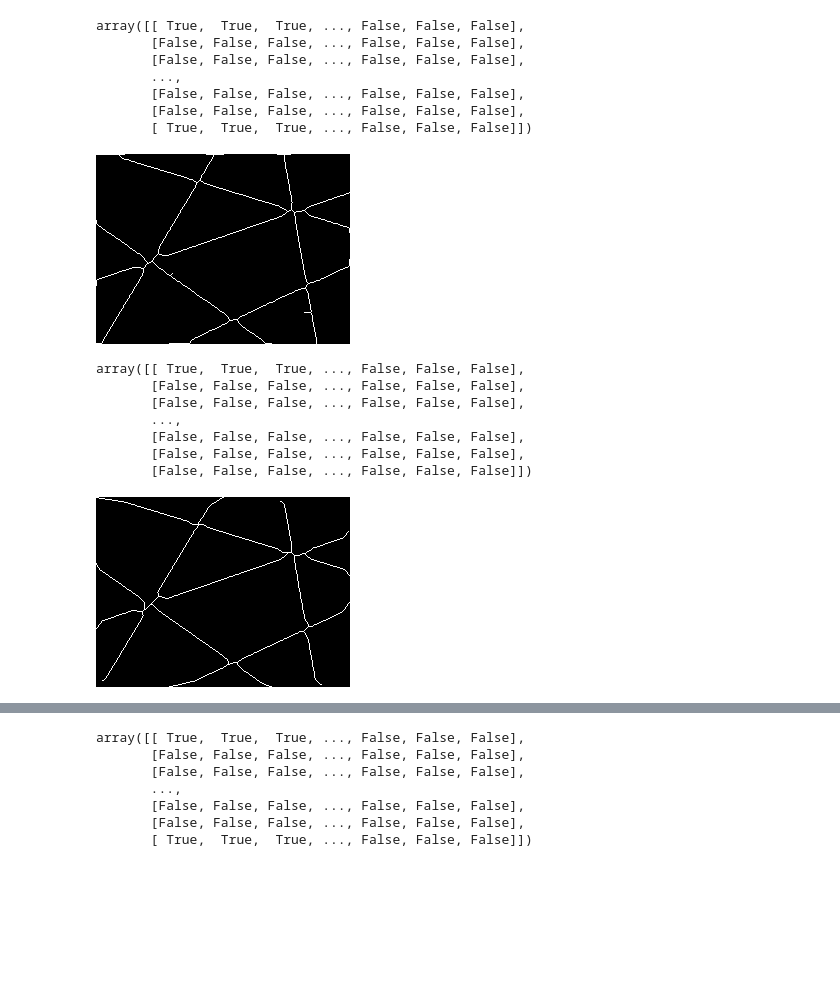
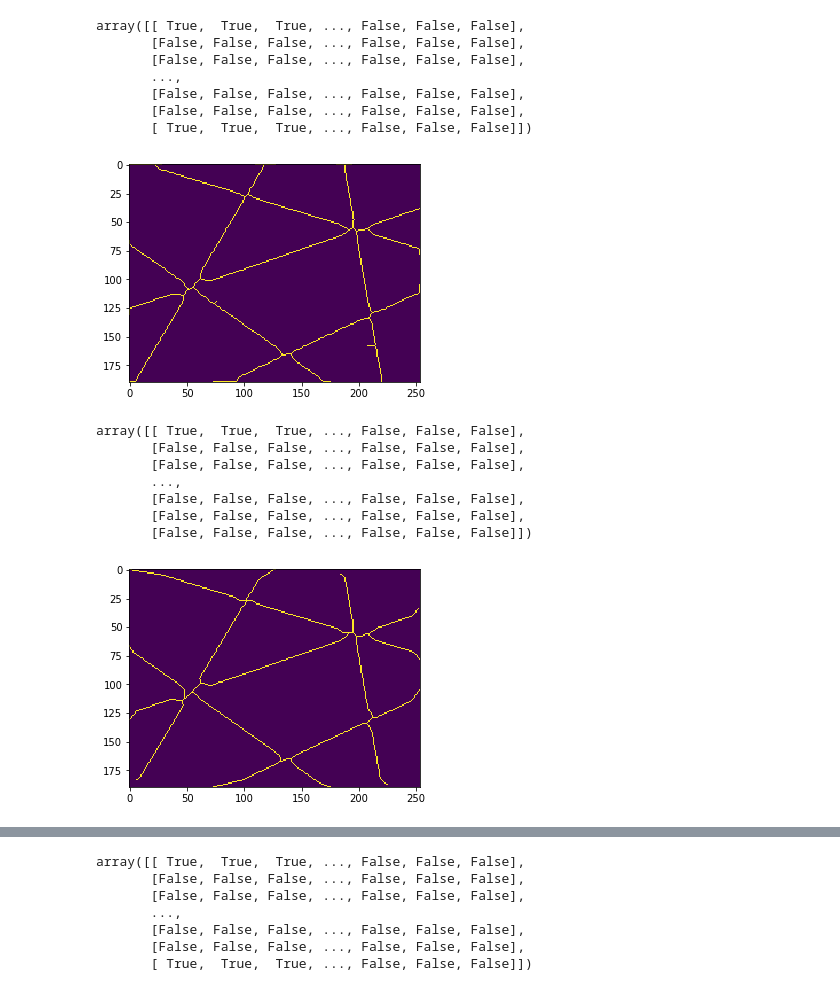
Before and after one commit to alainno/fibras, a Jupyter notebook: distance_transform/diametro.ipynb, the cells around one changed output, grey strips where cells are left out. Cells and saved outputs as stored; diff of their text form; code cells hidden in the pictures; blank space fills up the shorter version.

```diff
--- a/distance_transform/diametro.ipynb
+++ b/distance_transform/diametro.ipynb
@@ -30,14 +30,17 @@ array([[ True,  True,  True, ..., False, False, False],
 # %%
 # mostrando el esqueleto
 import numpy as np
-from google.colab.patches import cv2_imshow
+#from google.colab.patches import cv2_imshow
+import cv2
+import matplotlib.pyplot as plt
 
 def cv2_imshow_bin(img):
-  cv2_imshow(np.where(img==True, 255, img))
+  #cv2_imshow(np.where(img==True, 255, img))
+  plt.imshow(np.where(img==True, 255, img))
 
 cv2_imshow_bin(skeleton)
 # %% [output]
-[figure, old version]
+[figure, new version]
 # %%
 ############
 # Thinning #
@@ -56,7 +59,7 @@ array([[ True,  True,  True, ..., False, False, False],
 # mostrando thinning
 cv2_imshow_bin(thinned)
 # %% [output]
-[figure, old version]
+[figure, new version]
 # %%
 !pip install mahotas
 # %% [output]
```
Also changed, not shown: parts of 7 cells of this notebook.
